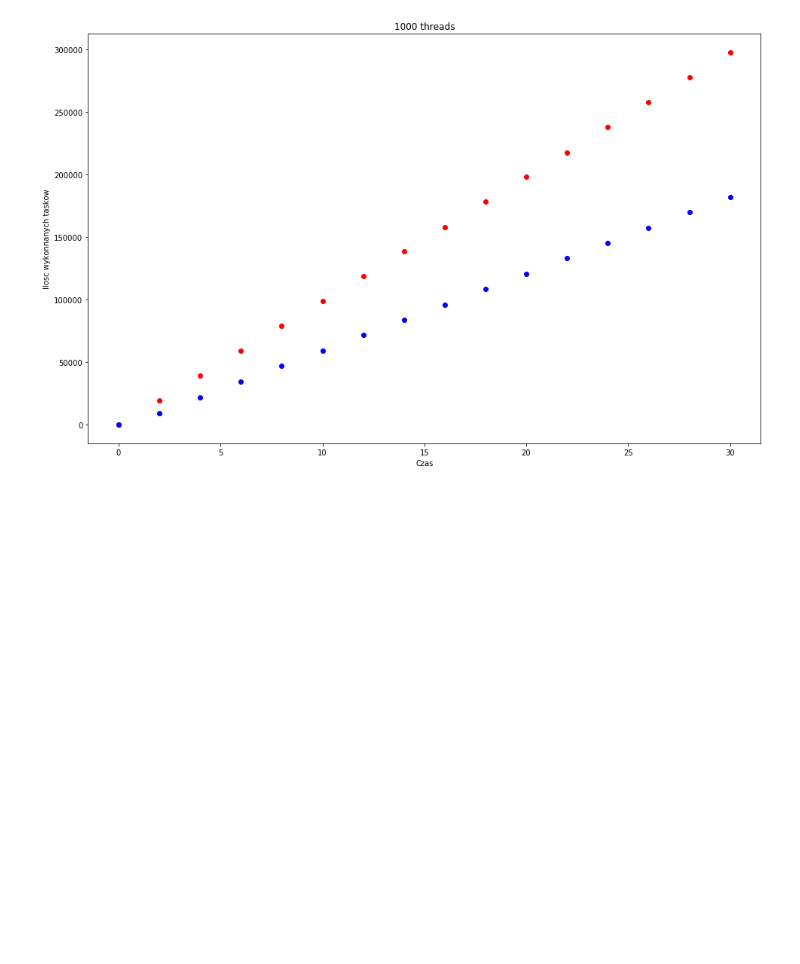
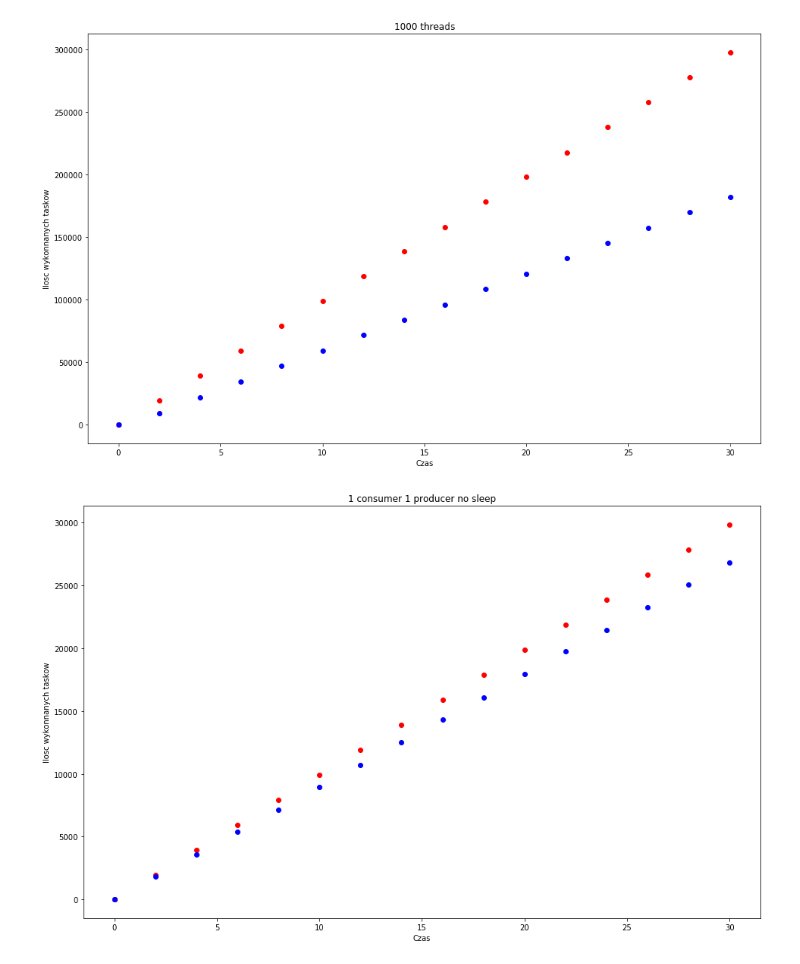
Before and after one commit to mwoss/ConcurrencyJavaTasks, a Jupyter notebook: data/AO vs Async.ipynb, the cells around one changed output. Drawn from its saved outputs; the diff is of its cells as text; code cells hidden in the pictures; blank space fills up the shorter version.

```diff
--- a/data/AO vs Async.ipynb
+++ b/data/AO vs Async.ipynb
@@ -61,0 +61,16 @@ Natomiast przy zwiększającej się ilości wątkow AO wygrywa w szybkosci obslu
+# %%
+ao1wosleep = pd.read_csv('AO_wosleep/new_outputAO1.txt', sep=" ", header=None, names=["time", "cons", "prods"])
+async1wosleep = pd.read_csv('Async_wosleep/new_outputAsync1.txt', sep=" ", header=None, names=["time", "cons", "prods"])
+time1wosleep = ao1wosleep['time'].values
+ao_cons1wosleep = ao1wosleep['cons'].values
+async_cons1wosleep = async1wosleep['cons'].values
+# %%
+plt.figure(figsize=(16,10))
+plt.title('1 consumer 1 producer no sleep')
+plt.xlabel('Czas')
+plt.ylabel('Ilosc wykonnanych taskow')
+plt.plot(time1wosleep, ao_cons1wosleep, 'ro')
+plt.plot(time1wosleep, async_cons1wosleep, 'ro', color='blue')
+plt.show()
+# %% [output]
+[figure, added]
```
Also changed, not shown: parts of 13 cells of this notebook, 18 other files.
